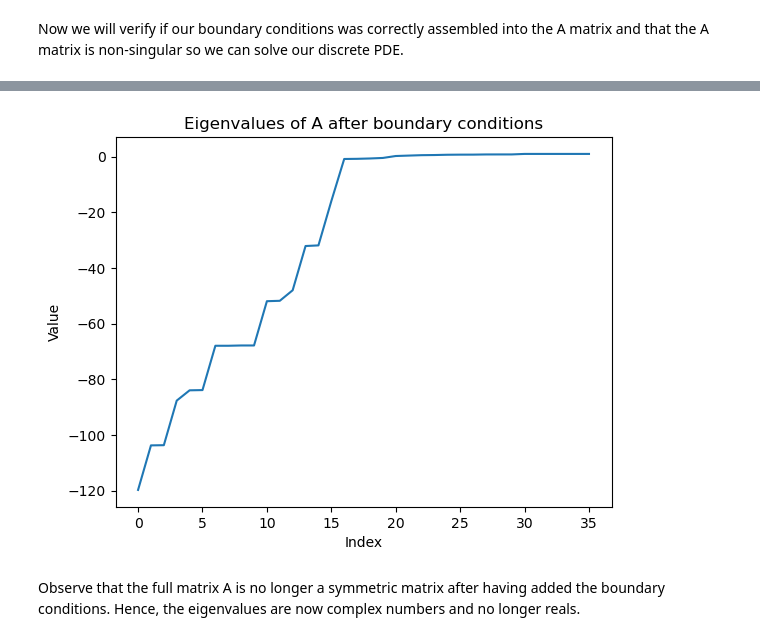
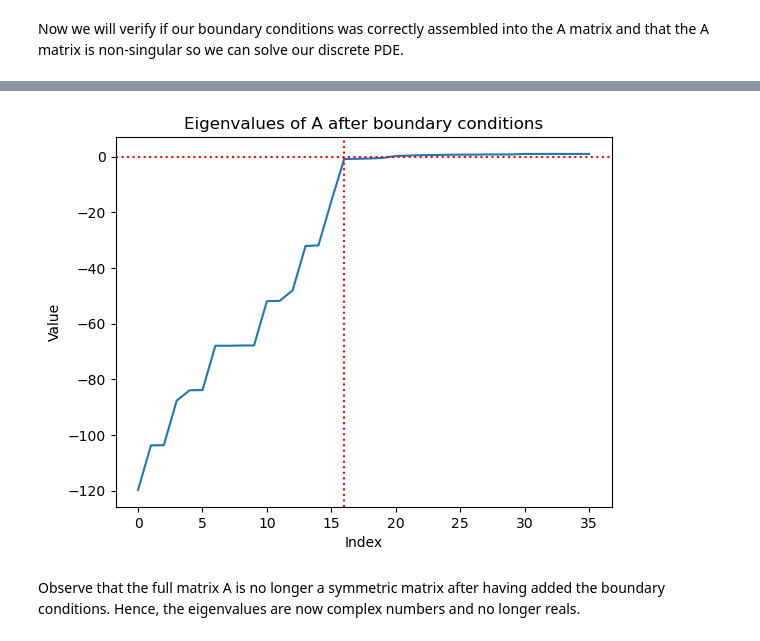
Before and after one commit to XaveryXavier/sim, a Jupyter notebook: week1.ipynb, the cells around one changed output, grey strips where cells are left out. Saved outputs shown, nothing was run; the diff lists cells and outputs as text; code cells hidden in the pictures.

```diff
--- a/week1.ipynb
+++ b/week1.ipynb
@@ -284,15 +284,17 @@ plt.show()
 # %%
 d,_ = np.linalg.eig(A)
 
 fig = plt.figure()
 ax = plt.subplot(111)
 plt.plot(np.sort(d))
 ax.set_title("Eigenvalues of A after boundary conditions")
 ax.set_xlabel("Index")
 ax.set_ylabel("Value")
+plt.axvline(x=16, color='red', linestyle='dotted')
+plt.axhline(y=0, color='red', linestyle='dotted')  # Add horizontal line at y=0
 plt.show()
 # %% [output]
-[figure, old version]
+[figure, new version]
 # %% [markdown]
 Observe that the full matrix A is no longer a symmetric matrix after having added the boundary conditions. Hence, the eigenvalues are now complex numbers and no longer reals.
 # %% [markdown]
```
Also changed, not shown: parts of 5 cells of this notebook, 8 other files.
